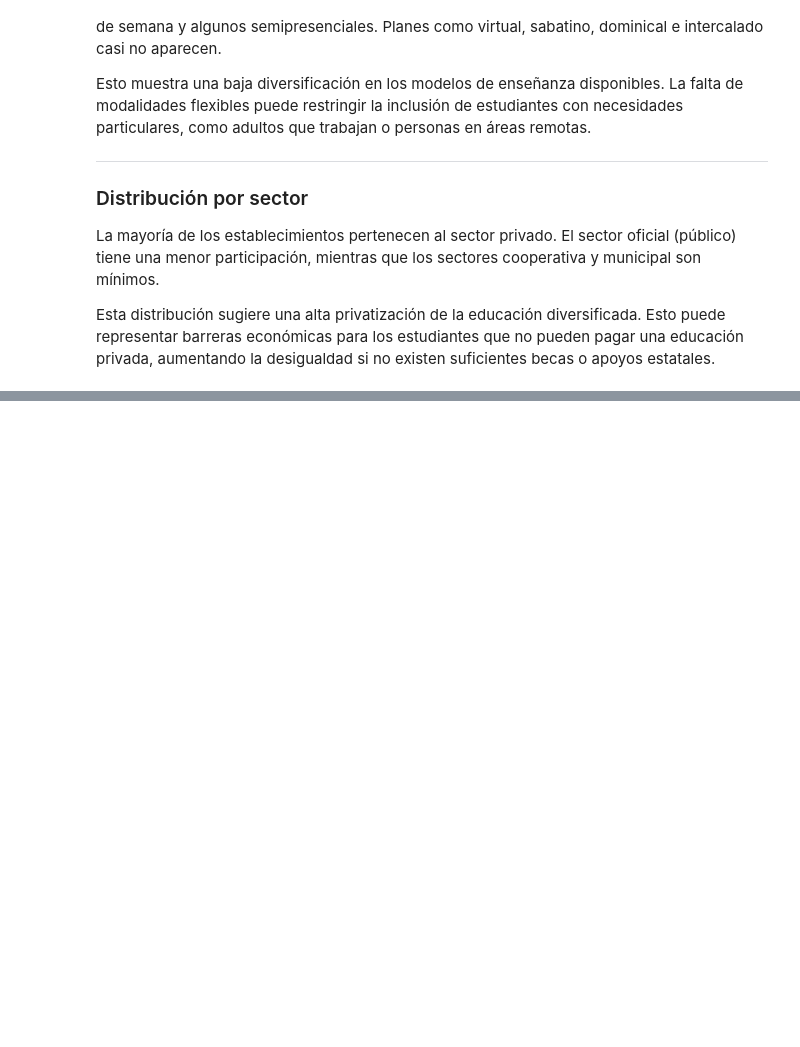
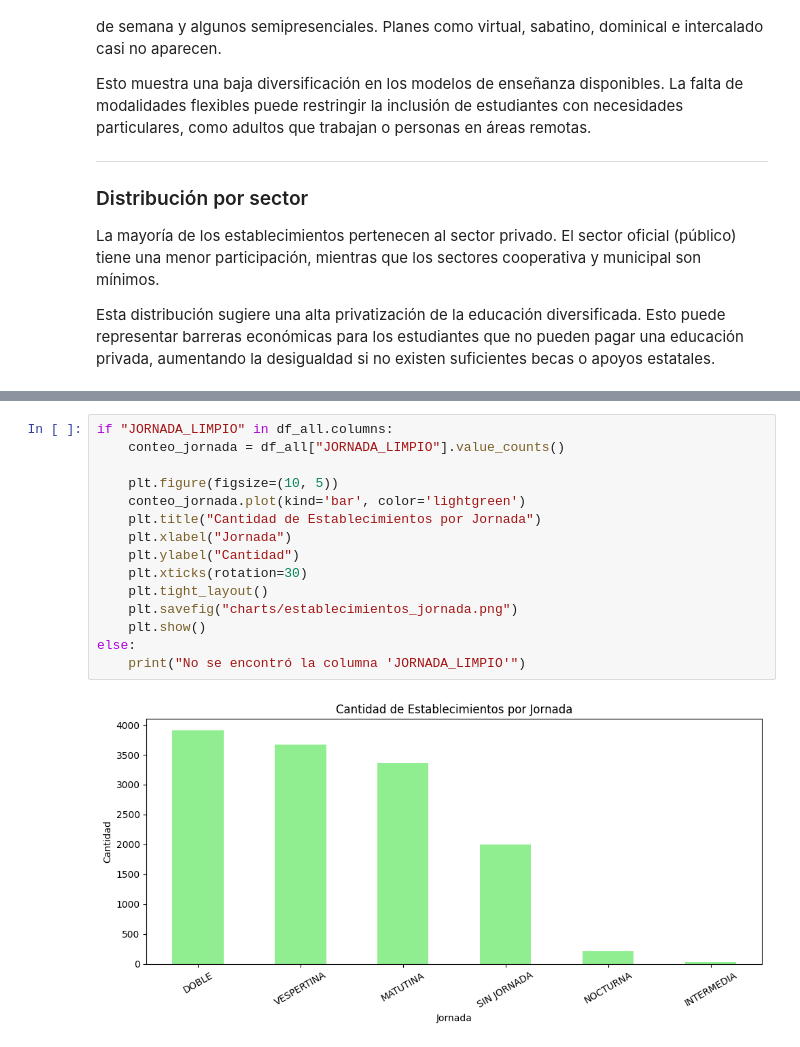
Before and after one commit to nancygmm/Proyecto_1_DS, a Jupyter notebook: analisis.ipynb, the cells around one changed output, grey strips where cells are left out. Saved outputs shown, nothing was run; the diff lists cells and outputs as text; blank space fills up the shorter version.

```diff
--- a/analisis.ipynb
+++ b/analisis.ipynb
@@ -706,0 +822,17 @@ Esta distribución sugiere una alta privatización de la educación diversificad
+# %%
+if "JORNADA_LIMPIO" in df_all.columns:
+    conteo_jornada = df_all["JORNADA_LIMPIO"].value_counts()
+
+    plt.figure(figsize=(10, 5))
+    conteo_jornada.plot(kind='bar', color='lightgreen')
+    plt.title("Cantidad de Establecimientos por Jornada")
+    plt.xlabel("Jornada")
+    plt.ylabel("Cantidad")
+    plt.xticks(rotation=30)
+    plt.tight_layout()
+    plt.savefig("charts/establecimientos_jornada.png")
+    plt.show()
+else:
+    print("No se encontró la columna 'JORNADA_LIMPIO'")
+# %% [output]
+[figure, added]
```
Also changed, not shown: parts of 17 cells of this notebook, 34 other files.
